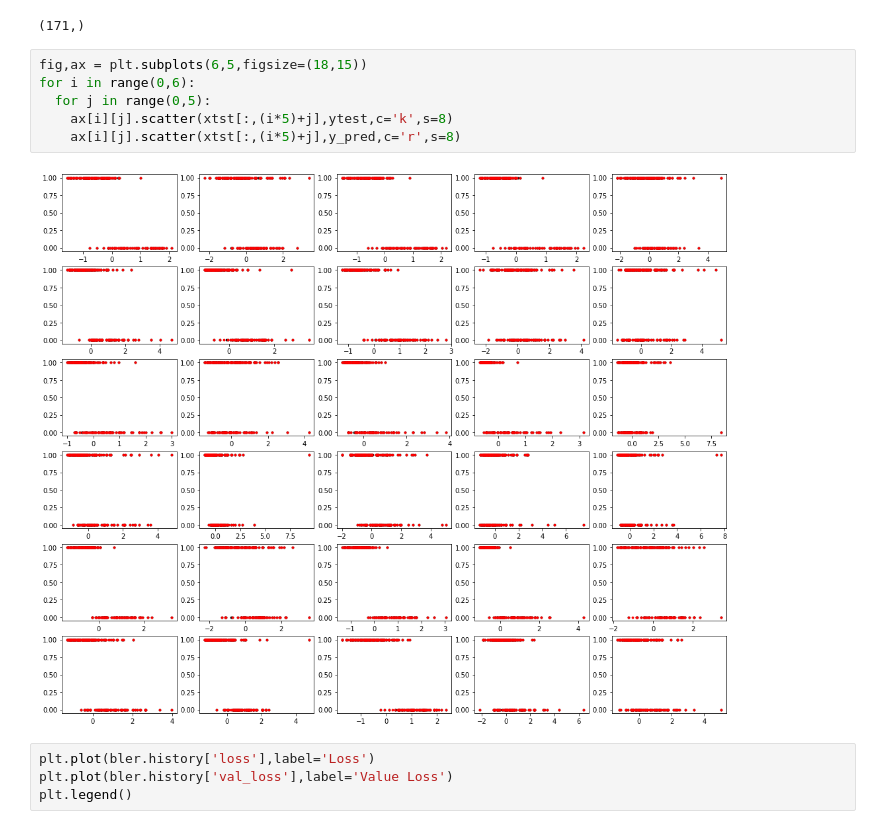
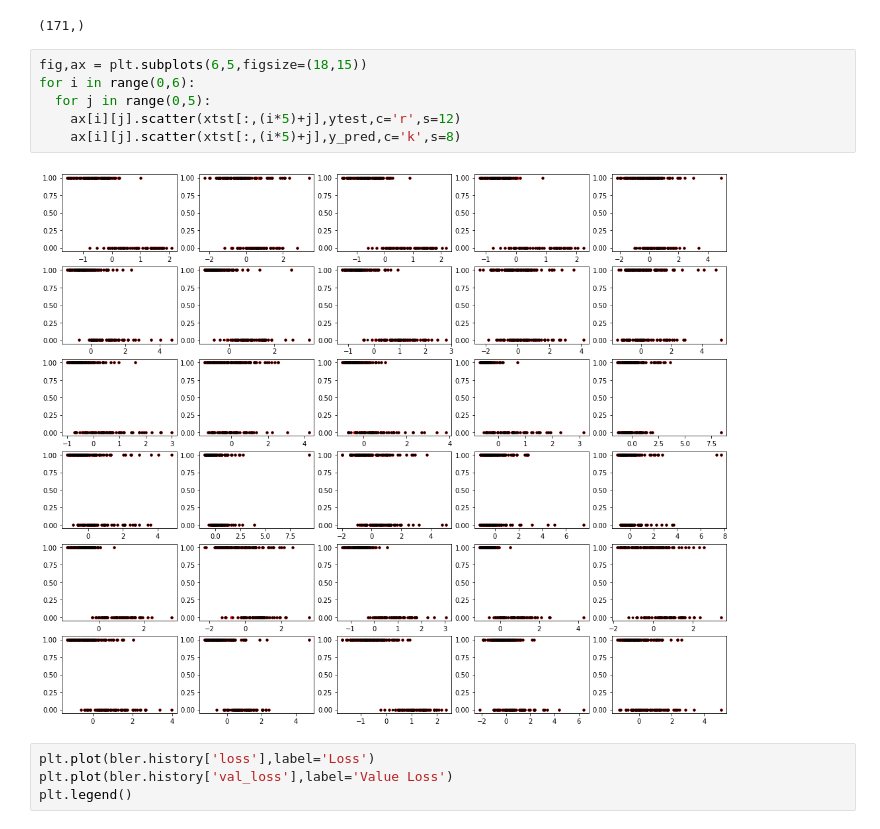
Before and after one commit to Diacod-I/congeny, a Jupyter notebook: BreastCancerDetection.ipynb, the cells around one changed output. Saved outputs shown, nothing was run; the diff lists cells and outputs as text.

```diff
--- a/BreastCancerDetection.ipynb
+++ b/BreastCancerDetection.ipynb
@@ -166,11 +166,11 @@ ytest.shape
 # %%
 fig,ax = plt.subplots(6,5,figsize=(18,15))
 for i in range(0,6):
   for j in range(0,5):
-    ax[i][j].scatter(xtst[:,(i*5)+j],ytest,c='k',s=8)
-    ax[i][j].scatter(xtst[:,(i*5)+j],y_pred,c='r',s=8)
+    ax[i][j].scatter(xtst[:,(i*5)+j],ytest,c='r',s=12)
+    ax[i][j].scatter(xtst[:,(i*5)+j],y_pred,c='k',s=8)
 # %% [output]
-[figure, old version]
+[figure, new version]
 # %%
 plt.plot(bler.history['loss'],label='Loss')
 plt.plot(bler.history['val_loss'],label='Value Loss')
```
